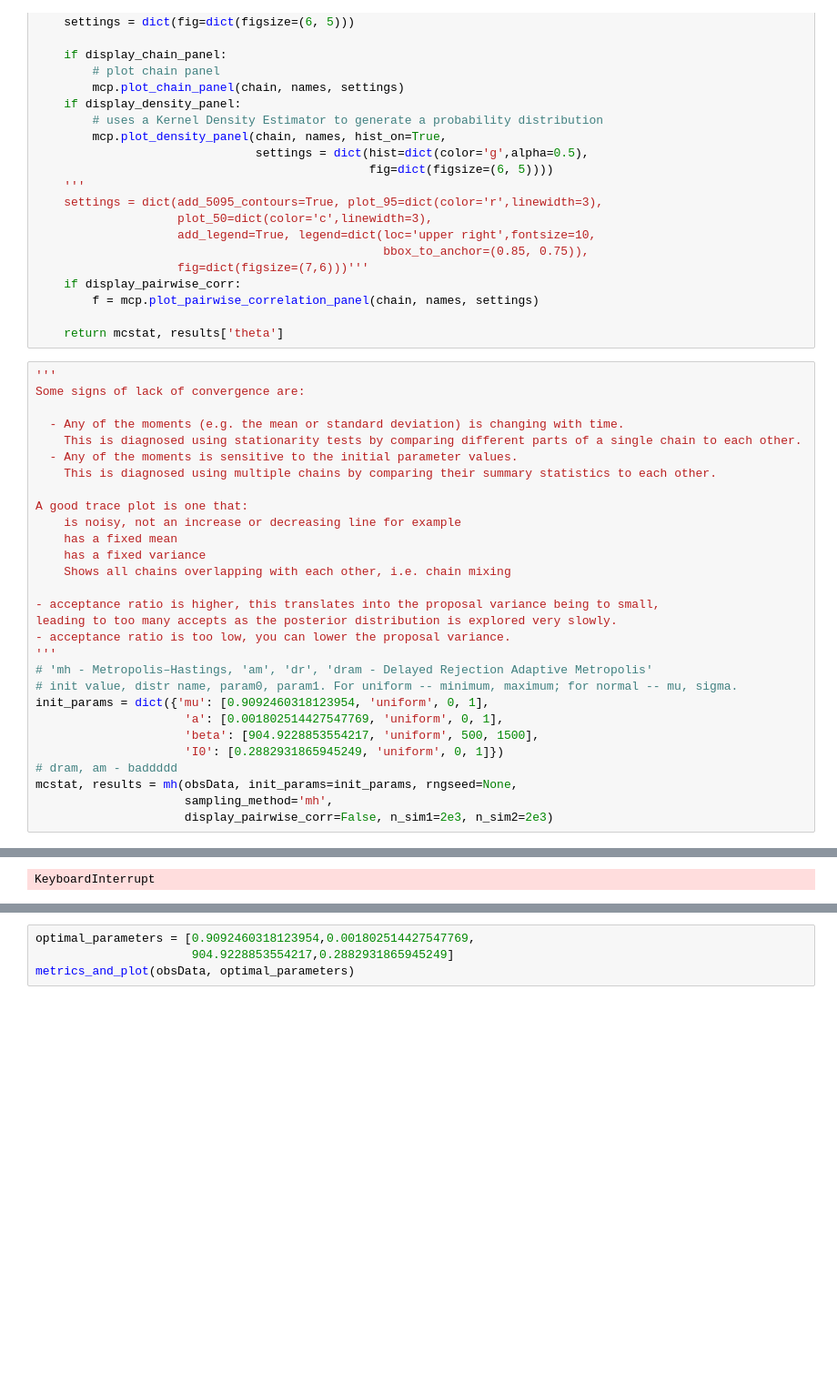
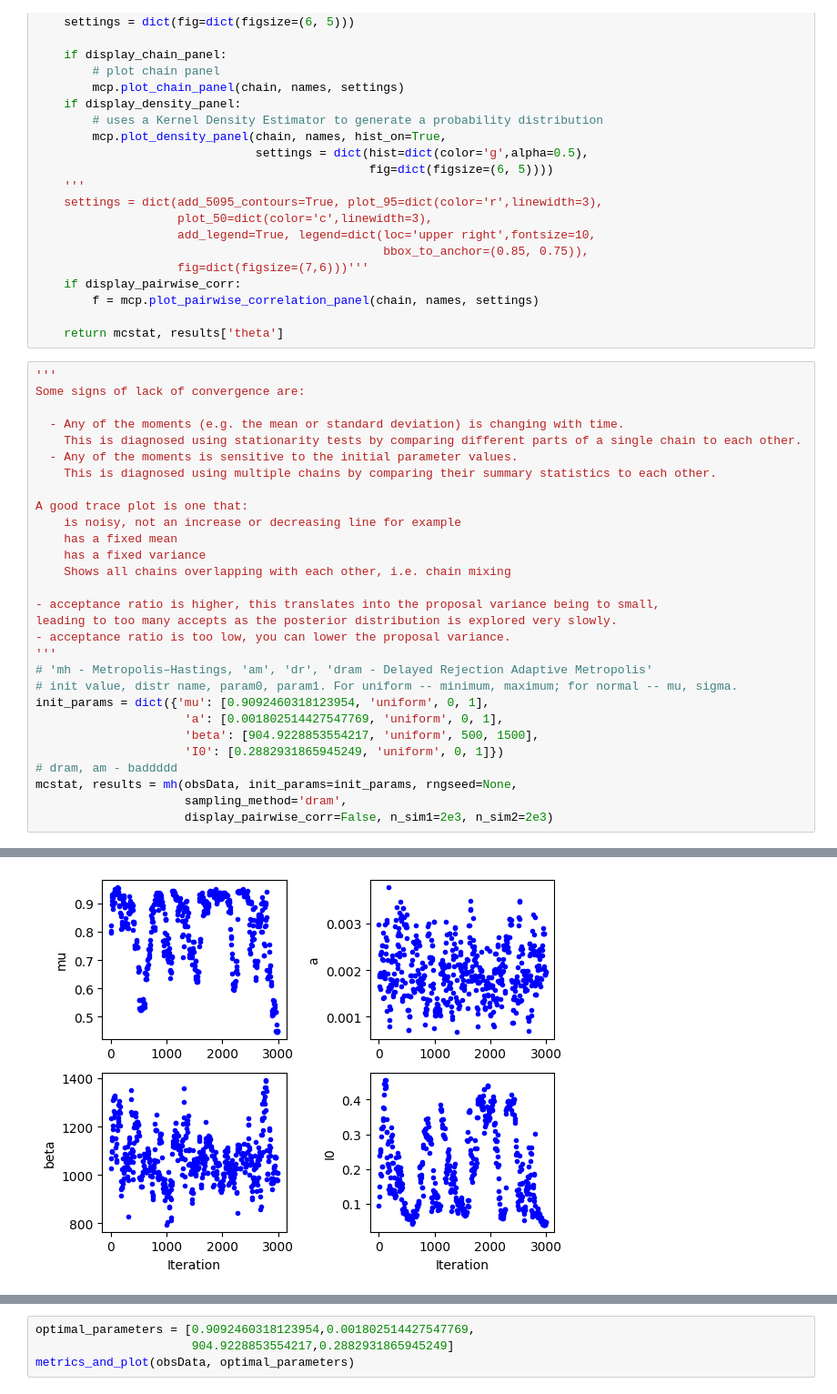
Before and after one commit to Mpkosh/people_are, a Jupyter notebook: abc_mcmc.ipynb, the cells around one changed output, grey strips where cells are left out. Shown at 91% size. Drawn from its saved outputs; the diff is of its cells as text; blank space fills up the shorter version.

```diff
--- a/abc_mcmc.ipynb
+++ b/abc_mcmc.ipynb
@@ -270,7 +270,7 @@ init_params = dict({'mu': [0.9092460318123954, 'uniform', 0, 1],
                      'I0': [0.2882931865945249, 'uniform', 0, 1]})
 # dram, am - baddddd
 mcstat, results = mh(obsData, init_params=init_params, rngseed=None,
-                     sampling_method='mh',
+                     sampling_method='dram',
                      display_pairwise_corr=False, n_sim1=2e3, n_sim2=2e3)
 # %% [output]
 Sampling these parameters:
@@ -283 +293 @@ Sampling these parameters:
-KeyboardInterrupt
+[figure, added]
```
Also changed, not shown: parts of 7 cells of this notebook.
